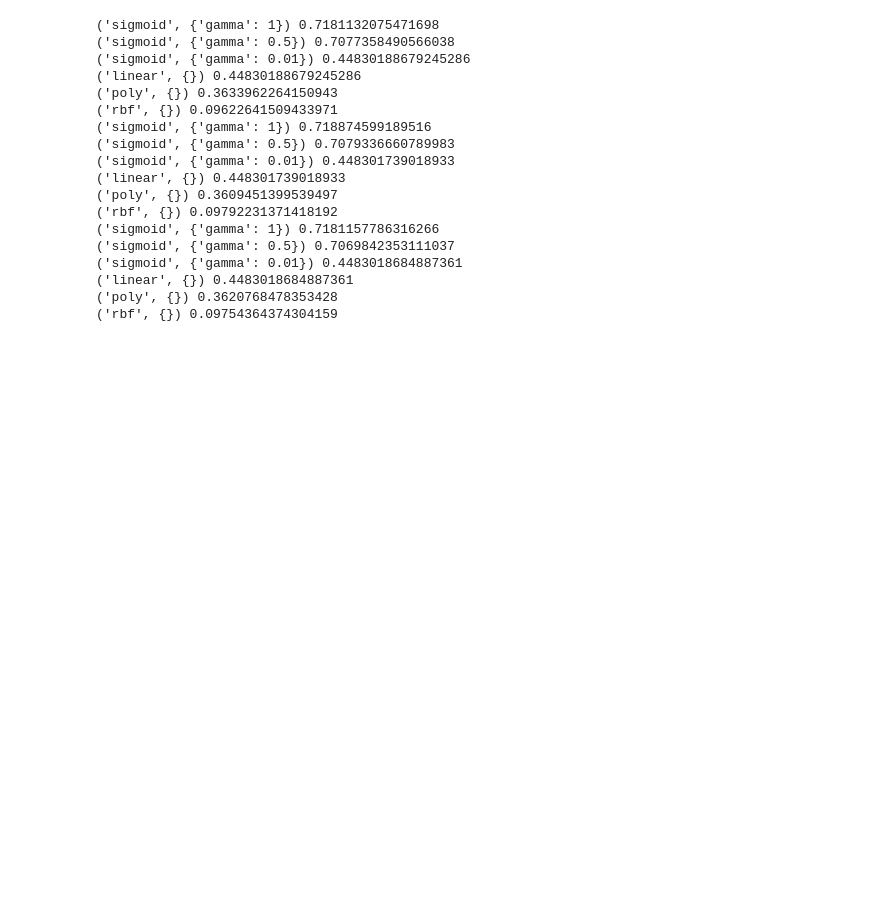
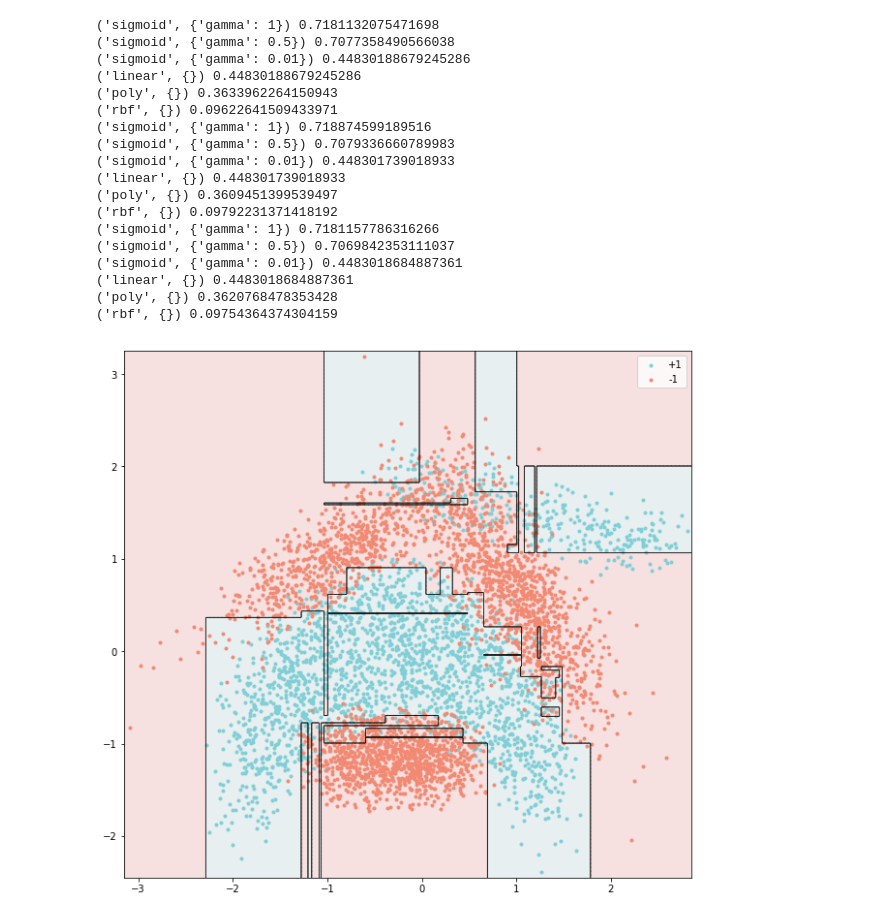
Before and after one commit to honoriocassiano/int_comp2, a Jupyter notebook: trabalhos/trabalho3/svm.ipynb, the cells around one changed output. Cells and saved outputs as stored; diff of their text form; code cells hidden in the pictures; blank space fills up the shorter version.

```diff
--- a/trabalhos/trabalho3/svm.ipynb
+++ b/trabalhos/trabalho3/svm.ipynb
@@ -171,3 +172,28 @@ for k in results:
 ('linear', {}) 0.4483018684887361
 ('poly', {}) 0.3620768478353428
 ('rbf', {}) 0.09754364374304159
+# %%
+fig, ax = plt.subplots(1, 1)
+fig.set_size_inches(10 * 1.05, 10)
+
+clf = DecisionTreeClassifier()
+
+k = 10
+
+scores = np.array(cross_val_score(clf, df[['x1', 'x2']], df['y'], cv=k, n_jobs=-1))
+
+train = df.sample(frac=k/100)
+clf = clf.fit(train[['x1', 'x2']], train['y'])
+
+ax.set_xlim(-3.15, 2.85)
+ax.set_ylim(-2.45, 3.25)
+
+plot_contours(ax, clf, xx, yy,
+                  colors=[(0.96, 0.85, 0.85),
+                         (0.89, 0.92, 0.93)], alpha=0.8)
+
+ax = plot_dataset(df, ax=ax, marker='.')
+
+plt.show()
+# %% [output]
+[figure, added]
```
Also changed, not shown: parts of 5 cells of this notebook.
